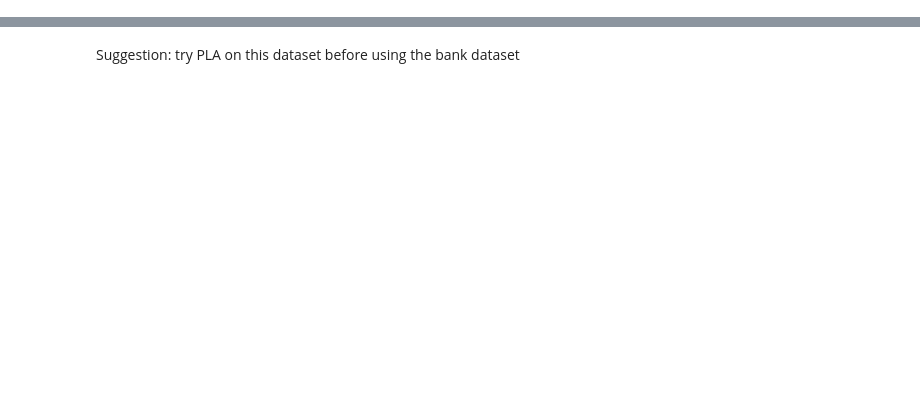
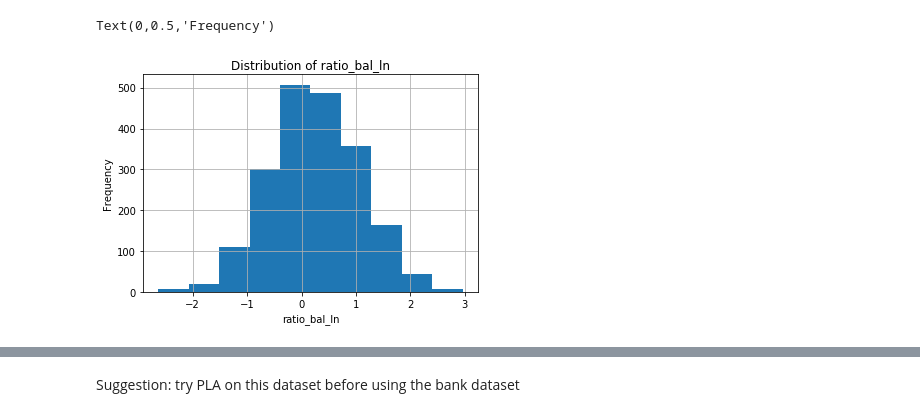
Before and after one commit to vipulpopat/MSCAI_Sem1_Etivity1, a Jupyter notebook: Etivity1.ipynb, the cells around one changed output, grey strips where cells are left out. Saved outputs shown, nothing was run; the diff lists cells and outputs as text; code cells hidden in the pictures; blank space fills up the shorter version.

```diff
--- a/Etivity1.ipynb
+++ b/Etivity1.ipynb
@@ -10,0 +24,3 @@ import pandas as pd
+# %%
+dataframe = pd.read_csv('bank_et1.csv', header=0, index_col=0)
+dataframe.head()
@@ -10,0 +120,8 @@ import pandas as pd
+# %%
+dataframe['ratio_bal_ln'].hist()
+plt.title('Distribution of ratio_bal_ln')
+plt.xlabel('ratio_bal_ln')
+plt.ylabel('Frequency')
+# %% [output]
+Text(0,0.5,'Frequency')
+[figure, added]
```
Also changed, not shown: parts of 30 cells of this notebook.
